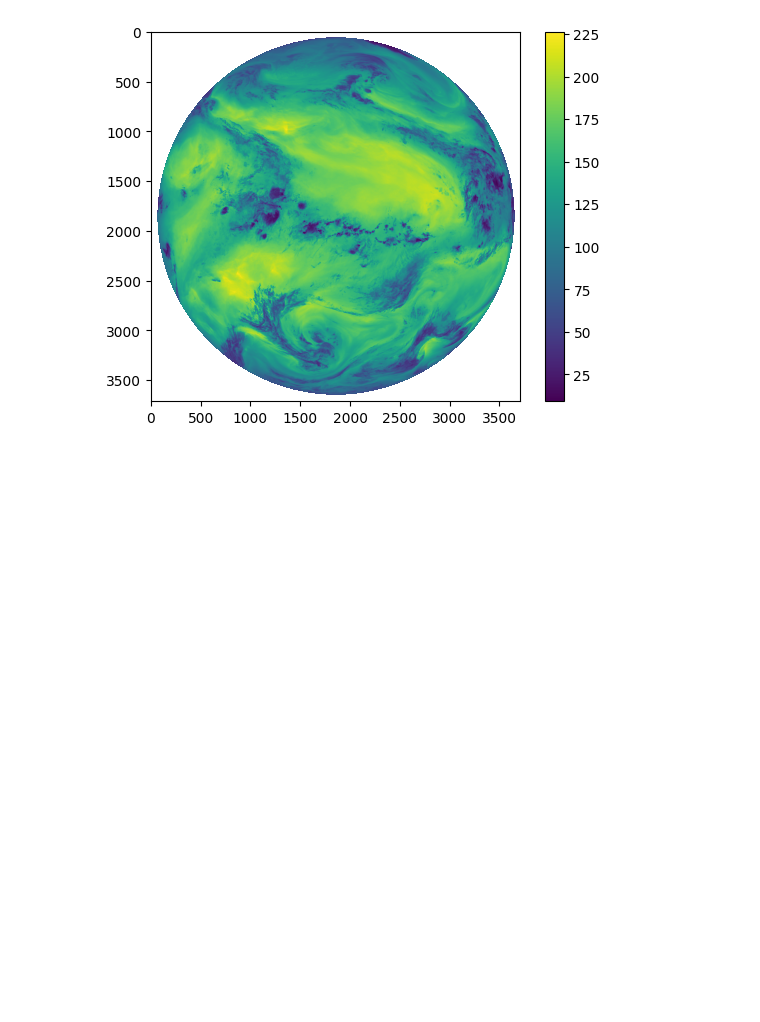
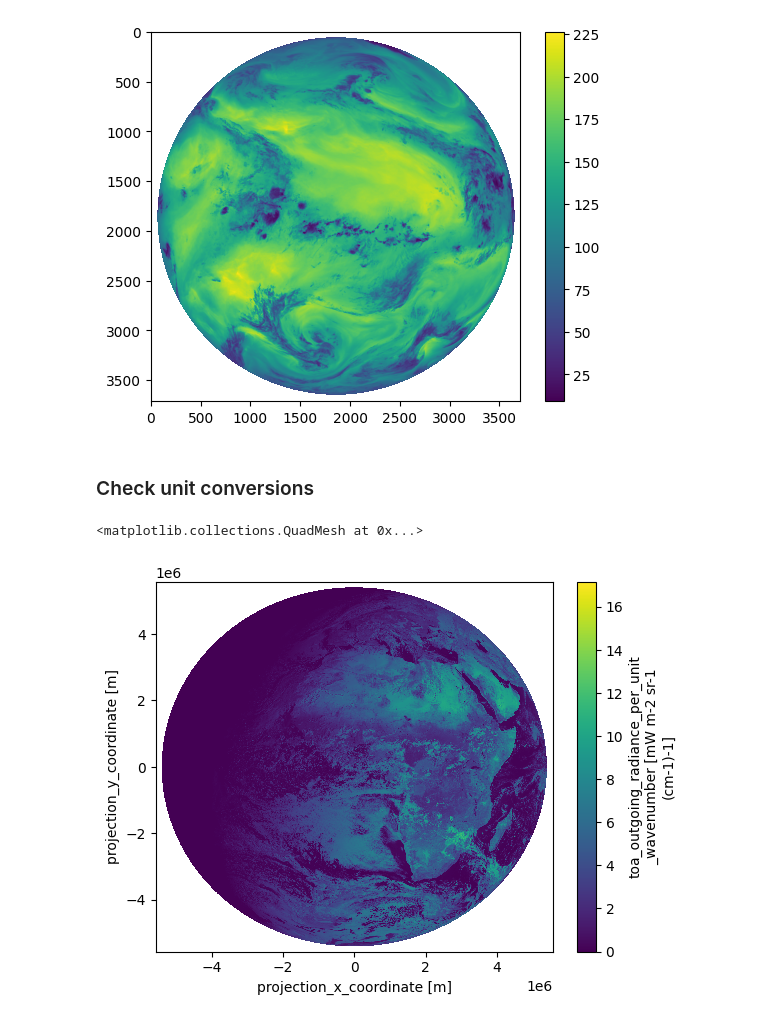
Before and after one commit to spaceml-org/rs_tools, a Jupyter notebook: notebooks/dev/msg/0.3-MSG-visualization.ipynb, the cells around one changed output. Drawn from its saved outputs; the diff is of its cells as text; code cells hidden in the pictures; blank space fills up the shorter version.

```diff
--- a/notebooks/dev/msg/0.3-MSG-visualization.ipynb
+++ b/notebooks/dev/msg/0.3-MSG-visualization.ipynb
@@ -152,3 +149,5 @@ plt.colorbar()
 # %% [output]
 <matplotlib.colorbar.Colorbar at 0x...>
 [figure]
+# %% [markdown]
+### Check unit conversions
@@ -154,0 +158,5 @@ plt.colorbar()
+# %%
+ds.IR_016.plot()
+# %% [output]
+<matplotlib.collections.QuadMesh at 0x...>
+[figure, added]
```
Also changed, not shown: parts of 4 cells of this notebook, 5 other files.
